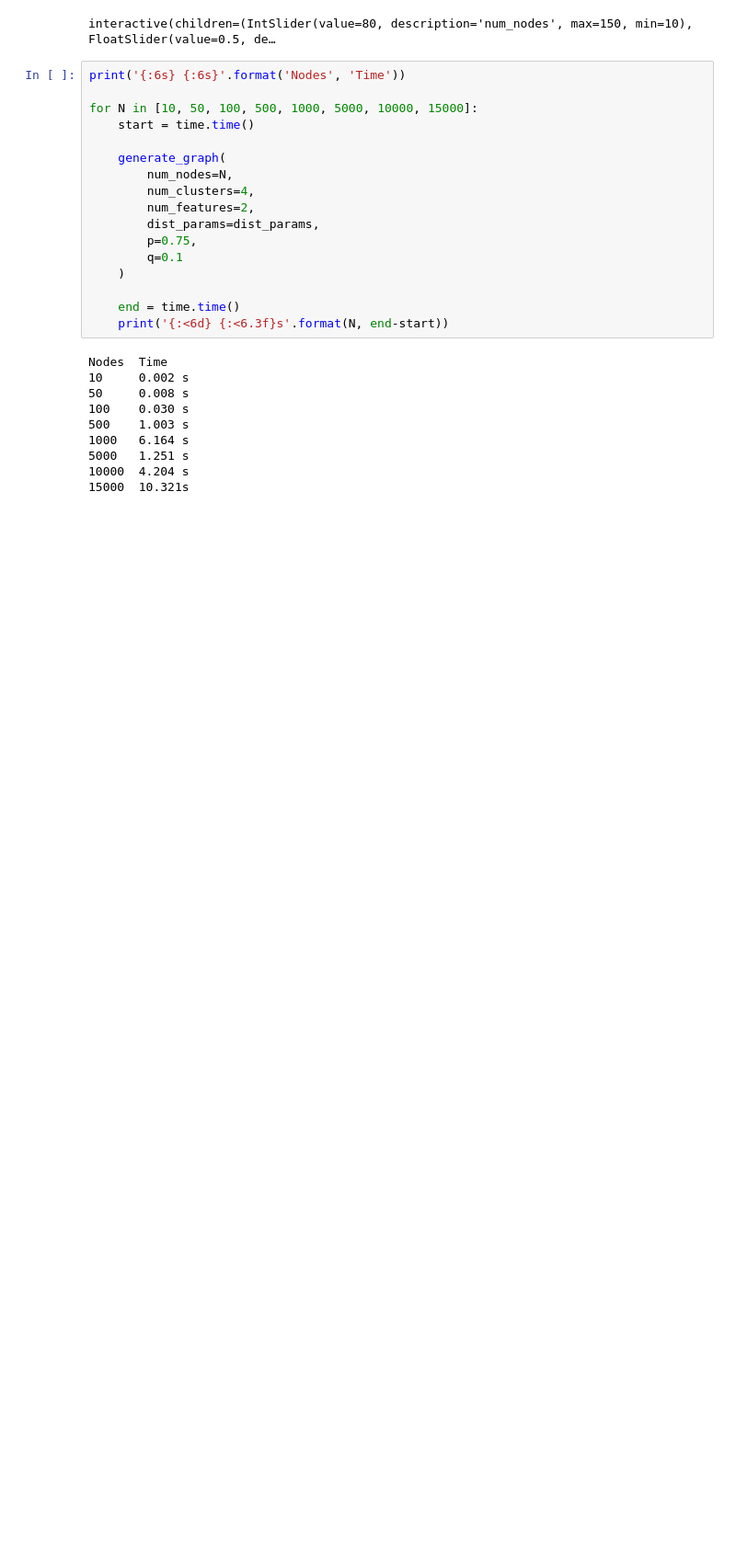
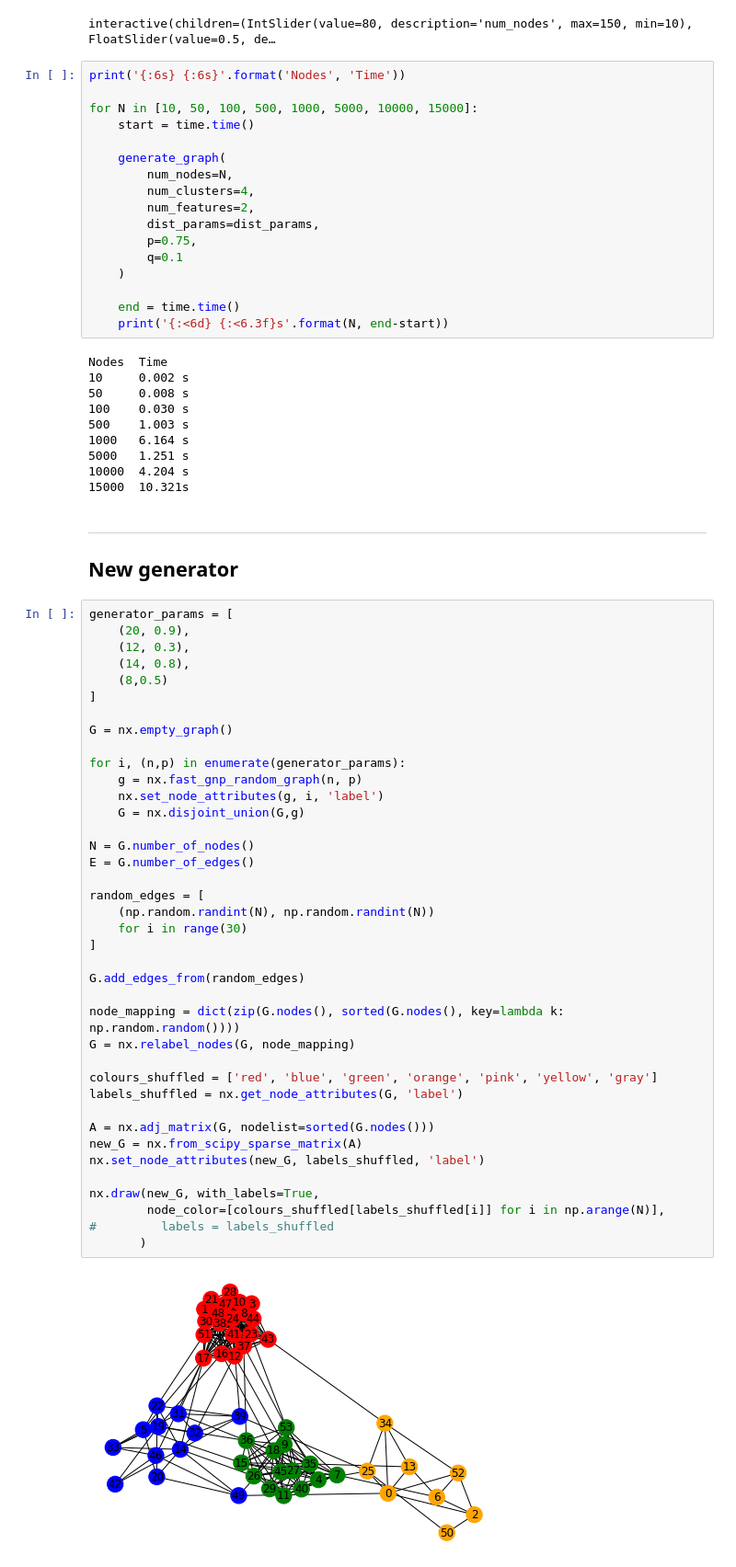
Before and after one commit to nishai/Graph-Network-Transfer, a Jupyter notebook: Generating graph data.ipynb, the cells around one changed output. Shown: that part at 92% size. Cells and saved outputs as stored; diff of their text form; blank space fills up the shorter version.

Commit message:
New graph generator procedure

```diff
--- a/Generating graph data.ipynb
+++ b/Generating graph data.ipynb
@@ -127,3 +141,47 @@ Nodes  Time
 5000   1.251 s
 10000  4.204 s
 15000  10.321s
+# %% [markdown]
+***
+## New generator
+# %%
+generator_params = [
+    (20, 0.9),
+    (12, 0.3),
+    (14, 0.8),
+    (8,0.5)
+]
+
+G = nx.empty_graph()
+
+for i, (n,p) in enumerate(generator_params):
+    g = nx.fast_gnp_random_graph(n, p)
+    nx.set_node_attributes(g, i, 'label')
+    G = nx.disjoint_union(G,g)
+
+N = G.number_of_nodes()
+E = G.number_of_edges()
+
+random_edges = [
+    (np.random.randint(N), np.random.randint(N))
+    for i in range(30)
+]
+
+G.add_edges_from(random_edges)
+
+node_mapping = dict(zip(G.nodes(), sorted(G.nodes(), key=lambda k: np.random.random())))
+G = nx.relabel_nodes(G, node_mapping)
+
+colours_shuffled = ['red', 'blue', 'green', 'orange', 'pink', 'yellow', 'gray']
+labels_shuffled = nx.get_node_attributes(G, 'label')
+
+A = nx.adj_matrix(G, nodelist=sorted(G.nodes()))
+new_G = nx.from_scipy_sparse_matrix(A)
+nx.set_node_attributes(new_G, labels_shuffled, 'label')
+
+nx.draw(new_G, with_labels=True,
+        node_color=[colours_shuffled[labels_shuffled[i]] for i in np.arange(N)],
+#         labels = labels_shuffled
+       )
+# %% [output]
+[figure, added]
```
Also changed, not shown: parts of 3 cells of this notebook.
